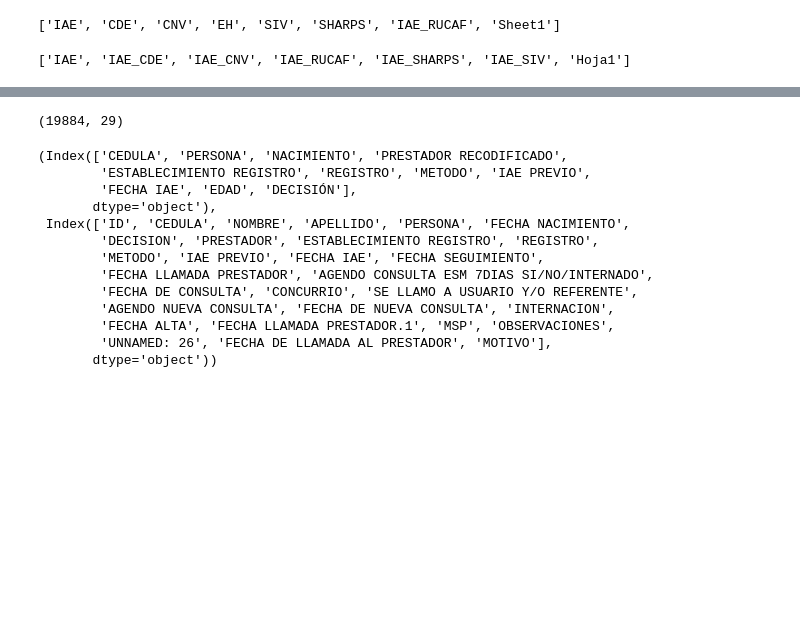
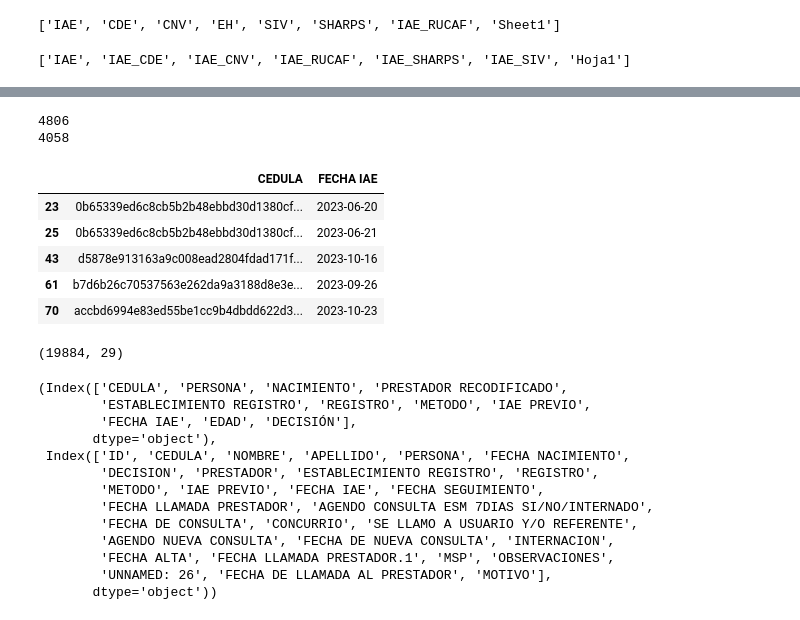
Before and after one commit to GuillermoCarbajal/Solucionadores, a Jupyter notebook: comparacion_bases.ipynb, the cells around one changed output, grey strips where cells are left out. Cells and saved outputs as stored; diff of their text form; code cells hidden in the pictures; blank space fills up the shorter version.

```diff
--- a/comparacion_bases.ipynb
+++ b/comparacion_bases.ipynb
@@ -30,3 +43,18 @@ df_IAE_primera_entrega = dfs_pra_entrega["IAE"]
+# %%
+# cédulas de la segunda entrega que no están en la primera
+faltan = ~df_IAE[~df_IAE['FECHA IAE'].isnull()]["CEDULA"].isin(df_IAE_primera_entrega["CEDULA"])
+print(faltan.sum())
+print(len(df_IAE[~df_IAE['FECHA IAE'].isnull()].loc[faltan, "CEDULA"].unique()))
+df_IAE[~df_IAE['FECHA IAE'].isnull()].loc[faltan, ["CEDULA", 'FECHA IAE']].head()
+# %% [output]
+4806
+4058
+|  | CEDULA | FECHA IAE |
+| 23 | 0b65339ed6c8cb5b2b48ebbd30d1380cf... | 2023-06-20 |
+| 25 | 0b65339ed6c8cb5b2b48ebbd30d1380cf... | 2023-06-21 |
+| 43 | d5878e913163a9c008ead2804fdad171f... | 2023-10-16 |
+| 61 | b7d6b26c70537563e262da9a3188d8e3e... | 2023-09-26 |
+| 70 | accbd6994e83ed55be1cc9b4dbdd622d3... | 2023-10-23 |
 # %%
 df_IAE.shape
 # %% [output]
```
Also changed, not shown: parts of 2 cells of this notebook, 7 other files.
